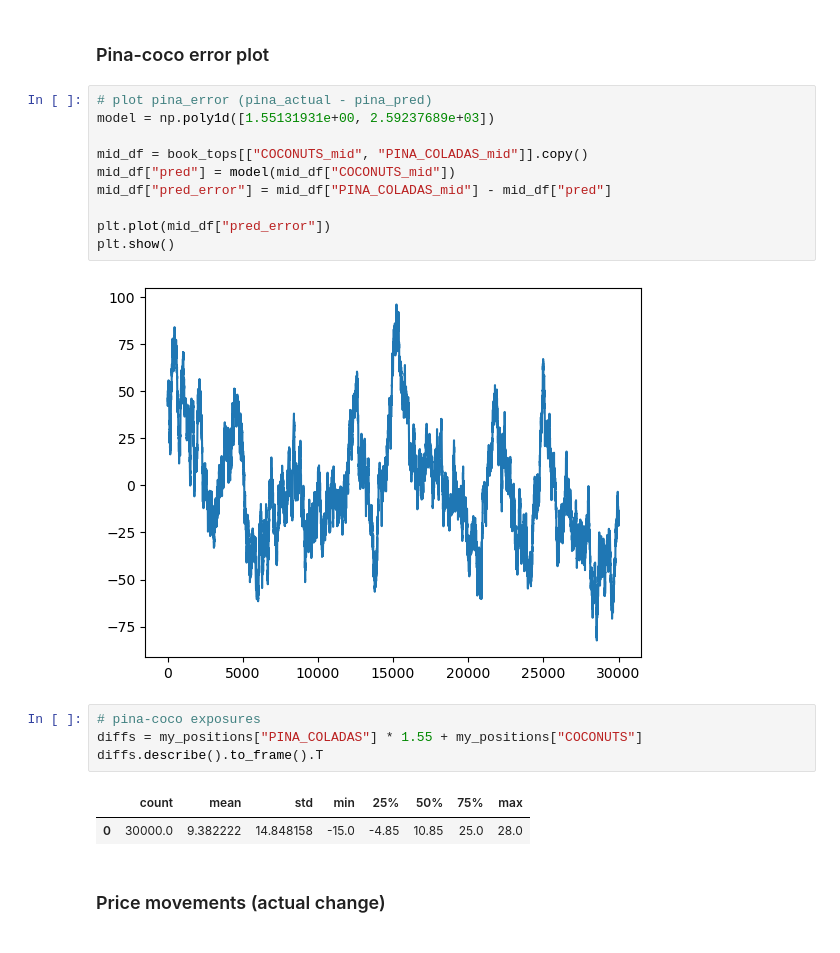
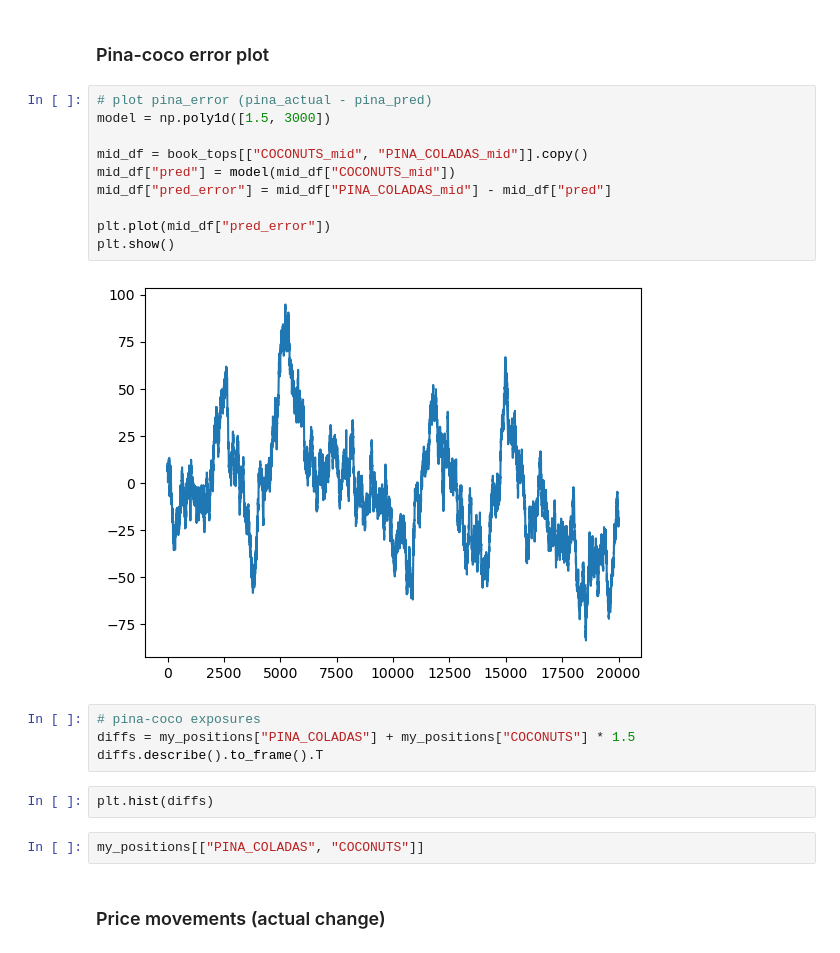
Before and after one commit to rzhan11/IMCTradingComp23, a Jupyter notebook: nbs/exploration-Copy10.ipynb, the cells around one changed output. Saved outputs shown, nothing was run; the diff lists cells and outputs as text.

```diff
--- a/nbs/exploration-Copy10.ipynb
+++ b/nbs/exploration-Copy10.ipynb
@@ -1137,23 +1136,24 @@ plt.show()
 ### Pina-coco error plot
 # %%
 # plot pina_error (pina_actual - pina_pred)
-model = np.poly1d([1.55131931e+00, 2.59237689e+03])
+model = np.poly1d([1.5, 3000])
 
 mid_df = book_tops[["COCONUTS_mid", "PINA_COLADAS_mid"]].copy()
 mid_df["pred"] = model(mid_df["COCONUTS_mid"])
 mid_df["pred_error"] = mid_df["PINA_COLADAS_mid"] - mid_df["pred"]
 
 plt.plot(mid_df["pred_error"])
 plt.show()
 # %% [output]
-[figure, old version]
+[figure, new version]
 # %%
 # pina-coco exposures
-diffs = my_positions["PINA_COLADAS"] * 1.55 + my_positions["COCONUTS"]
+diffs = my_positions["PINA_COLADAS"] + my_positions["COCONUTS"] * 1.5
 diffs.describe().to_frame().T
-# %% [output]
-|  | count | mean | std | min | 25% | 50% | 75% | max |
-| 0 | 30000.0 | 9.382222 | 14.848158 | -15.0 | -4.85 | 10.85 | 25.0 | 28.0 |
+# %%
+plt.hist(diffs)
+# %%
+my_positions[["PINA_COLADAS", "COCONUTS"]]
 # %% [markdown]
 ### Price movements (actual change)
 # %%
```
Also changed, not shown: parts of 25 cells of this notebook, 5 other files.
